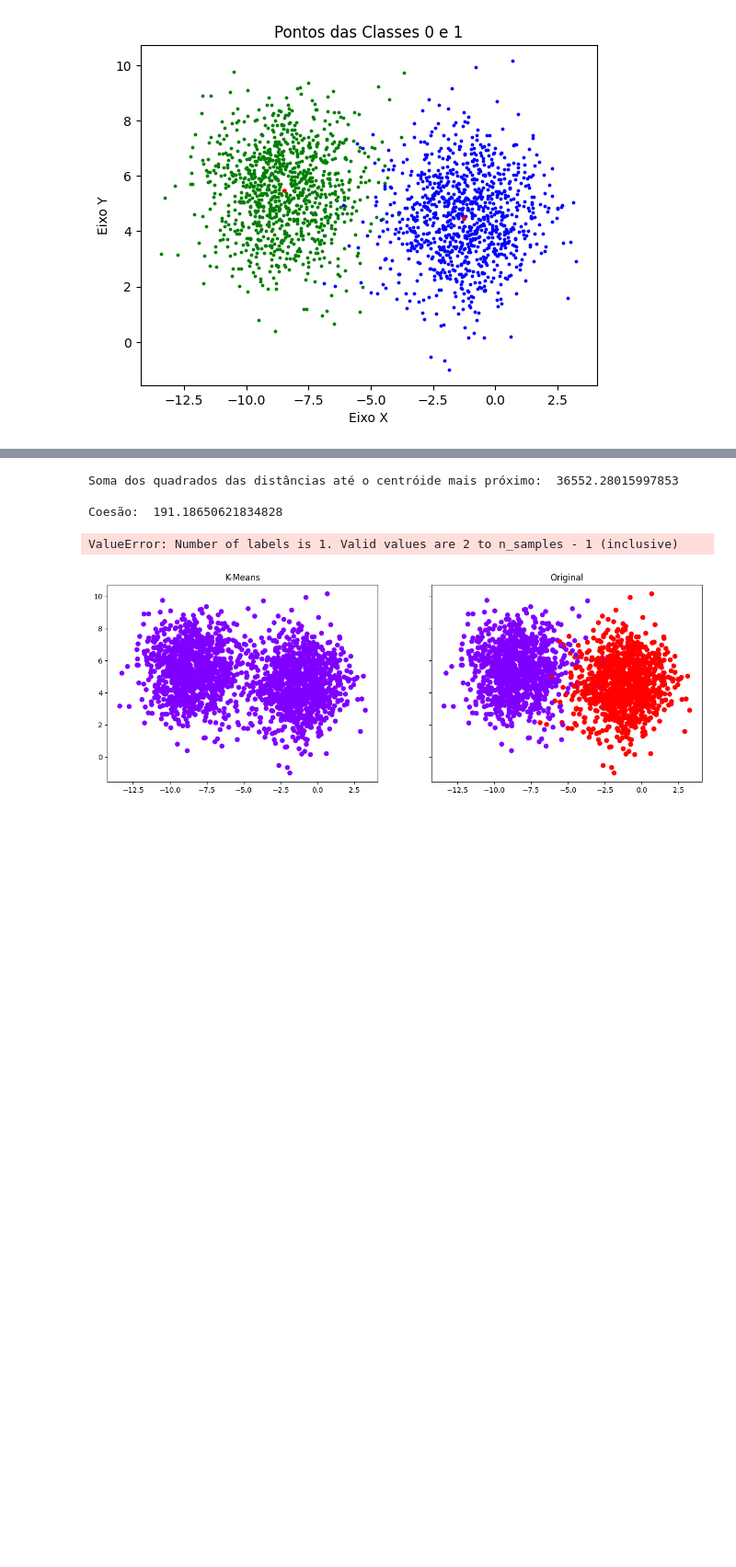
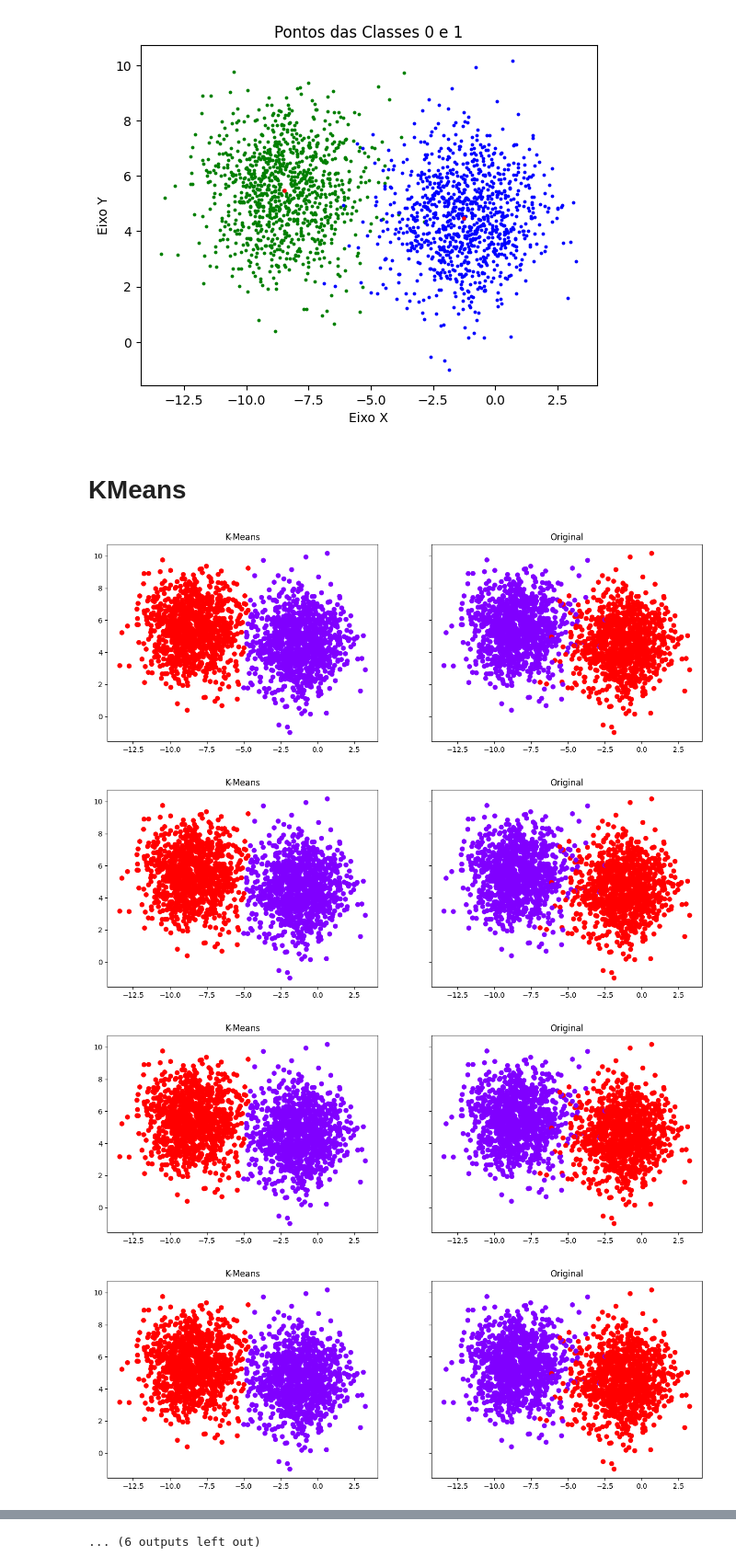
Before and after one commit to brunomaion/Clustering-ML, a Jupyter notebook: trab2.ipynb, the cells around one changed output, grey strips where cells are left out. Shown at 92% size. Drawn from its saved outputs; the diff is of its cells as text; code cells hidden in the pictures; blank space fills up the shorter version.

Commit message:
Kmeans e DBScan

```diff
--- a/trab2.ipynb
+++ b/trab2.ipynb
@@ -119,23 +149,64 @@ def plotagraficos (opiniao,modelo):
   ax1.scatter(df['x'],df['y'],c=opiniao,cmap="rainbow")
   ax2.set_title("Original")
   ax2.scatter(df['x'],df['y'],c=df['label'],cmap="rainbow")
+# %% [markdown]
+# KMeans
 # %%
-clusters = [1, 2, 3, 4]
-iter = [100,200,300,400 ]
+clusters = [2, 3, 4]
+iter = [1,10,50,100,200,400 ]
+
+kmeans_coesao_values = []
+kmeans_silhueta_values = []
+kmeans_rand_score_values = []
+kmeans_homogeneidade_values = []
+kmeans_completude_values = []
+kmeans_matriz_contingencia_values = []
+kmeans_clusters = []
+kmeans_iter = []
+
 
 for i in (clusters):
   for j in iter:
-    kmeans = KMeans(n_clusters=i, max_iter=j,random_state=15)
-    DadosTreino = pd.DataFrame(df,columns=df.columns[:-1])
+    kmeans = KMeans(n_clusters=i, max_iter=100,random_state=15)
+    DadosTreino = pd.DataFrame(df,columns=dados.columns[:-1])
     kmeans.fit(DadosTreino)
     X = kmeans.labels_
+    plotagraficos(X,'K-Means')
+
+    '''
 
     plotagraficos(X,'K-Means')
     print("\nSoma dos quadrados das distâncias até o centróide mais próximo: ",kmeans.inertia_)
     print("\nCoesão: ",math.sqrt(kmeans.inertia_)/kmeans.n_clusters)
     print("\nCoeficiente de Silhueta: ",metrics.silhouette_score(DadosTreino,kmeans.labels_))
     print("\nRand Score K-means: ",metrics.rand_score(df['label'],kmeans.labels_))
     print("\nHomogeneidade : ",metrics.homogeneity_score(df['label'],kmeans.labels_))
     print("\nCompletude : ",metrics.completeness_score(df['label'],kmeans.labels_))
     print("\nMatriz de contingência kmeans\n", contingency_matrix(df['label'], kmeans.labels_))
+    print("Cluster: ", i)
+    print("Max iter: ", j)
+
+    '''
+
+
+    kmeans_coesao = math.sqrt(kmeans.inertia_) / kmeans.n_clusters
+    kmeans_silhueta = metrics.silhouette_score(DadosTreino, kmeans.labels_)
+    kmeans_rand_score = metrics.rand_score(df['label'], kmeans.labels_)
+    kmeans_homogeneidade = metrics.homogeneity_score(df['label'], kmeans.labels_)
+    kmeans_completude = metrics.completeness_score(df['label'], kmeans.labels_)
+    kmeans_matriz_contingencia = contingency_matrix(df['label'], kmeans.labels_)
+
+
+    kmeans_clusters.append(i)
+    kmeans_iter.append(j)
+    kmeans_coesao_values.append(kmeans_coesao)
+    kmeans_silhueta_values.append(kmeans_silhueta)
+    kmeans_rand_score_values.append(kmeans_rand_score)
+    kmeans_homogeneidade_values.append(kmeans_homogeneidade)
+    kmeans_completude_values.append(kmeans_completude)
+    kmeans_matriz_contingencia_values.append(kmeans_matriz_contingencia)
 # %% [output]
+[figure, new version]
+[figure, added]
+[figure, added]
+[figure, added]
@@ -142,5 +221 @@ for i in (clusters):
-Soma dos quadrados das distâncias até o centróide mais próximo:  36552.28015997853
-
-Coesão:  191.18650621834828
+... (6 outputs left out)
-ValueError: Number of labels is 1. Valid values are 2 to n_samples - 1 (inclusive)
-[figure, old version]
```
Also changed, not shown: parts of 8 cells of this notebook, 2 other files.
